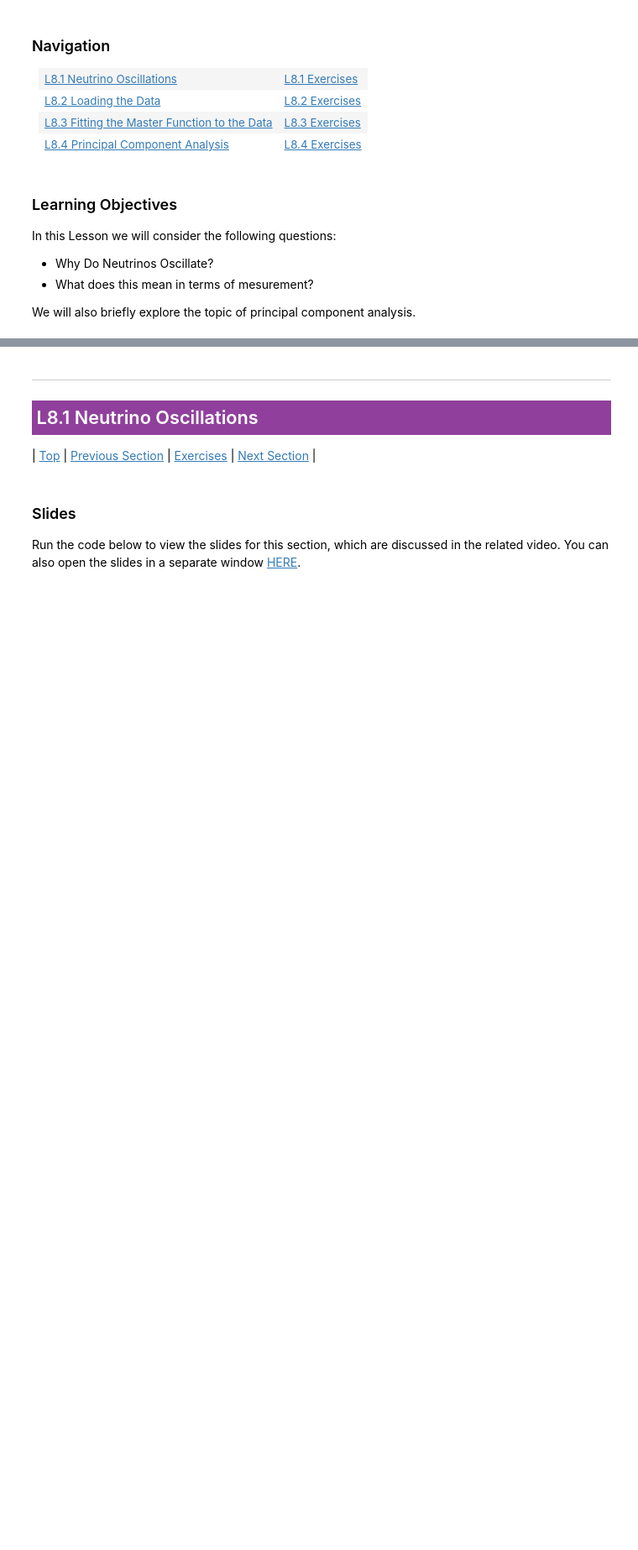
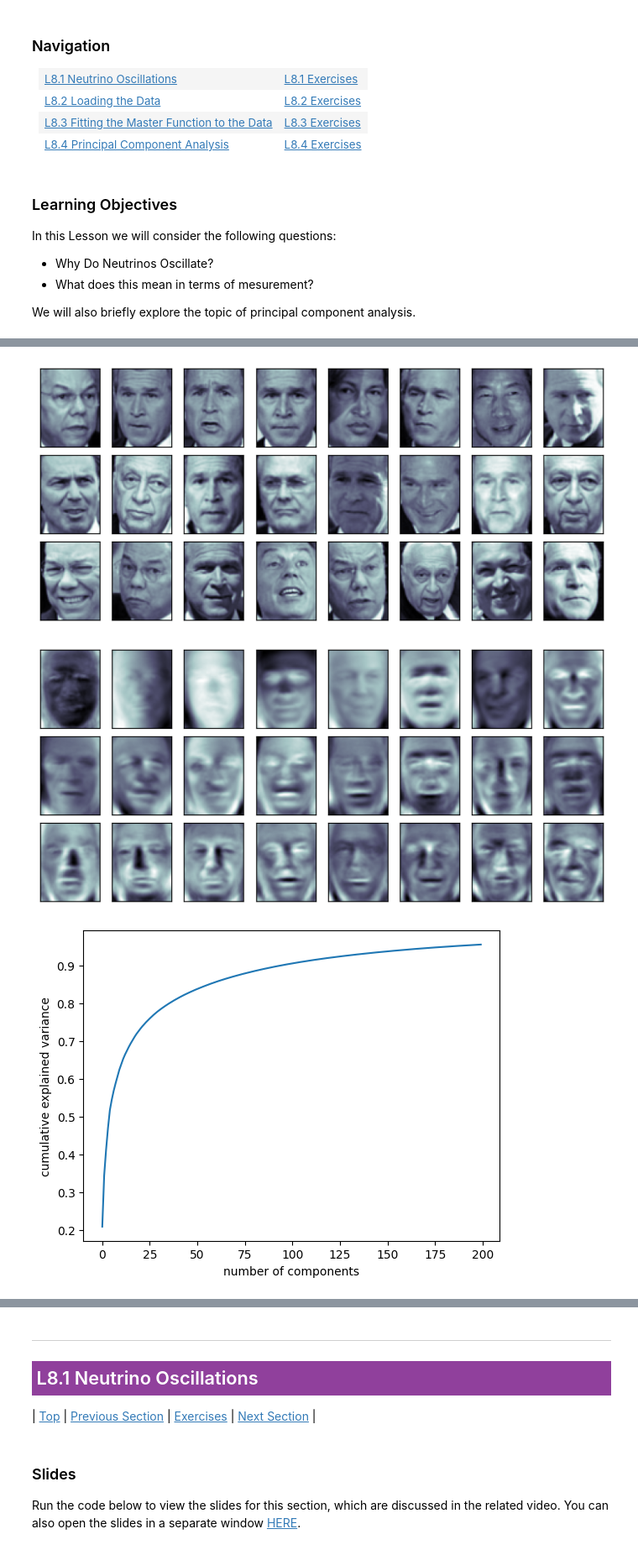
Before and after one commit to Dowling7/lectures, a Jupyter notebook: lecture8/8316_L08_MAIN.ipynb, the cells around one changed output, grey strips where cells are left out. Shown at 84% size. Cells and saved outputs as stored; diff of their text form; code cells hidden in the pictures; blank space fills up the shorter version.

```diff
--- a/lecture8/8316_L08_MAIN.ipynb
+++ b/lecture8/8316_L08_MAIN.ipynb
@@ -56,0 +125,32 @@ from astroML.datasets import sdss_corrected_spectra
+# %%
+#>>>RUN: L8.4-runcell02
+
+#Now let's do it ML style for fun
+#Load some faces of images
+from sklearn.datasets import fetch_lfw_people
+faces = fetch_lfw_people(min_faces_per_person=60)
+
+fig, axes = plt.subplots(3, 8, figsize=(9, 4),subplot_kw={'xticks':[], 'yticks':[]},gridspec_kw=dict(hspace=0.1, wspace=0.1))
+#Let's plot the eigenvectors
+for i, ax in enumerate(axes.flat):
+    ax.imshow(faces.data[i].reshape(62, 47), cmap='bone')
+#print(62*47)
+#a
+#Fit them to PCA
+from sklearn.decomposition import PCA as RandomizedPCA
+pca = RandomizedPCA(200)
+pca.fit(faces.data)
+fig, axes = plt.subplots(3, 8, figsize=(9, 4),subplot_kw={'xticks':[], 'yticks':[]},gridspec_kw=dict(hspace=0.1, wspace=0.1))
+#Let's plot the eigenvectors
+for i, ax in enumerate(axes.flat):
+    ax.imshow(pca.components_[i].reshape(62, 47), cmap='bone')
+plt.show()
+
+plt.plot(np.cumsum(pca.explained_variance_ratio_))
+plt.xlabel('number of components')
+plt.ylabel('cumulative explained variance');
+plt.show()
+# %% [output]
+[figure, added]
+[figure, added]
+[figure, added]
```
Also changed, not shown: parts of 16 cells of this notebook, 1 other file.
